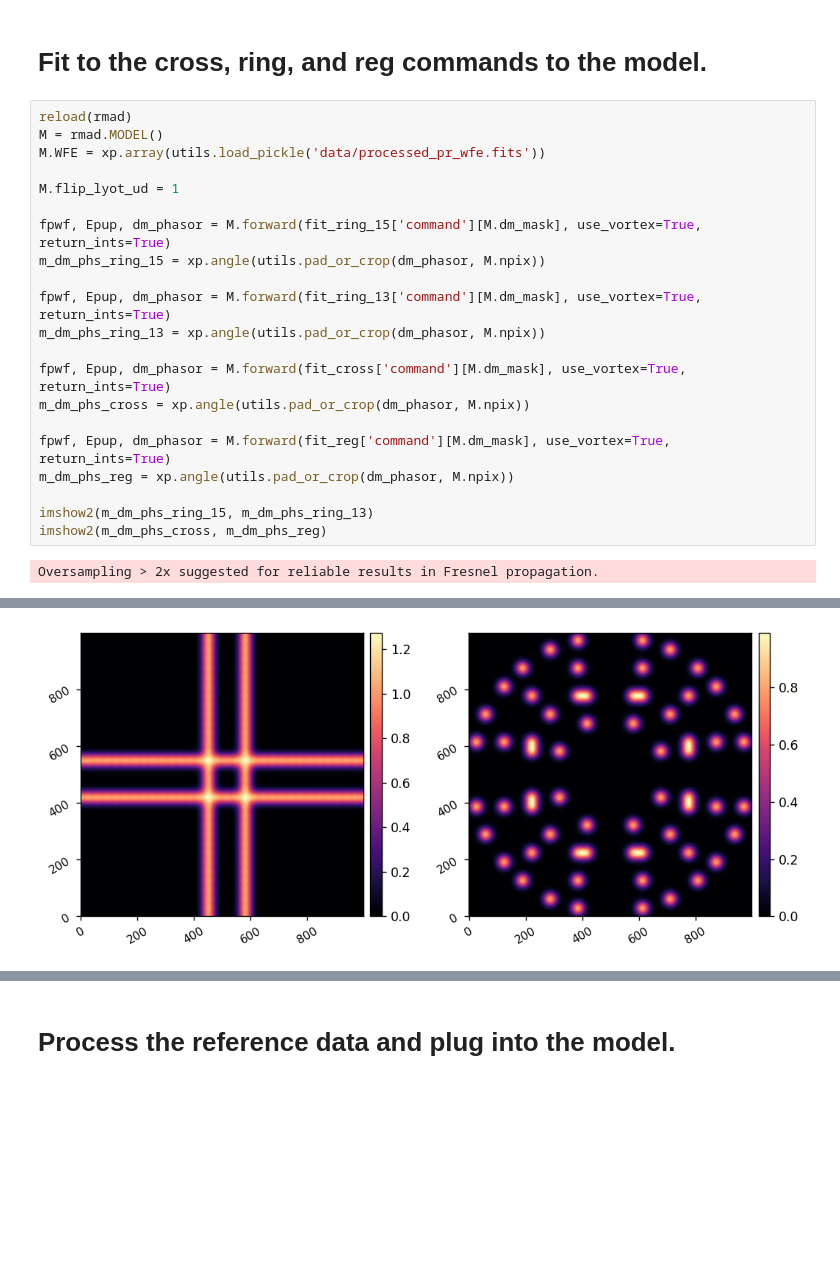
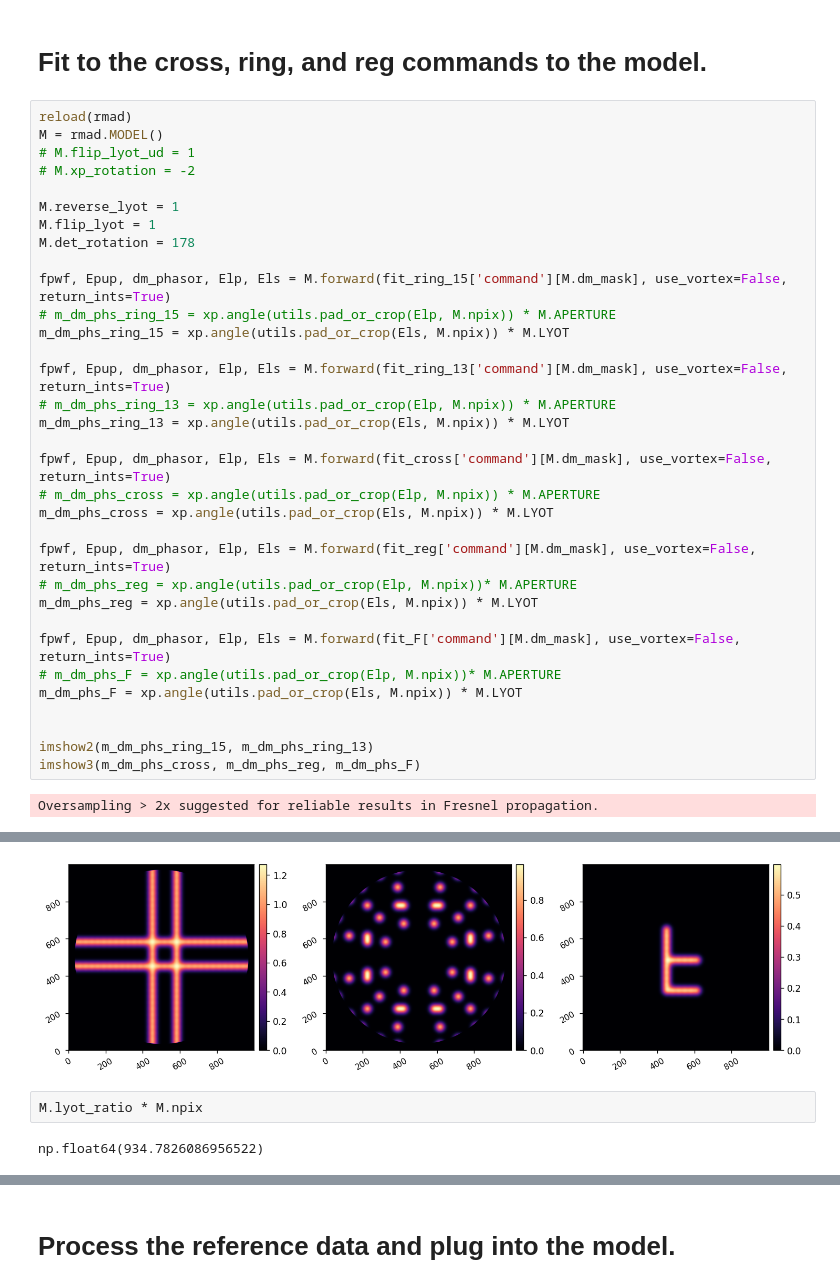
Before and after one commit to kian1377/scoob-exps, a Jupyter notebook: adefc-mono/calibrate_model_with_pr.ipynb, the cells around one changed output, grey strips where cells are left out. Saved outputs shown, nothing was run; the diff lists cells and outputs as text; blank space fills up the shorter version.

```diff
--- a/adefc-mono/calibrate_model_with_pr.ipynb
+++ b/adefc-mono/calibrate_model_with_pr.ipynb
@@ -132,23 +132,35 @@ imshow1(del_phs_reg)
 # %%
 reload(rmad)
 M = rmad.MODEL()
-M.WFE = xp.array(utils.load_pickle('data/processed_pr_wfe.fits'))
+# M.flip_lyot_ud = 1
+# M.xp_rotation = -2
 
-M.flip_lyot_ud = 1
+M.reverse_lyot = 1
+M.flip_lyot = 1
+M.det_rotation = 178
 
-fpwf, Epup, dm_phasor = M.forward(fit_ring_15['command'][M.dm_mask], use_vortex=True, return_ints=True)
-m_dm_phs_ring_15 = xp.angle(utils.pad_or_crop(dm_phasor, M.npix))
+fpwf, Epup, dm_phasor, Elp, Els = M.forward(fit_ring_15['command'][M.dm_mask], use_vortex=False, return_ints=True)
+# m_dm_phs_ring_15 = xp.angle(utils.pad_or_crop(Elp, M.npix)) * M.APERTURE
+m_dm_phs_ring_15 = xp.angle(utils.pad_or_crop(Els, M.npix)) * M.LYOT
 
-fpwf, Epup, dm_phasor = M.forward(fit_ring_13['command'][M.dm_mask], use_vortex=True, return_ints=True)
-m_dm_phs_ring_13 = xp.angle(utils.pad_or_crop(dm_phasor, M.npix))
+fpwf, Epup, dm_phasor, Elp, Els = M.forward(fit_ring_13['command'][M.dm_mask], use_vortex=False, return_ints=True)
+# m_dm_phs_ring_13 = xp.angle(utils.pad_or_crop(Elp, M.npix)) * M.APERTURE
+m_dm_phs_ring_13 = xp.angle(utils.pad_or_crop(Els, M.npix)) * M.LYOT
 
-fpwf, Epup, dm_phasor = M.forward(fit_cross['command'][M.dm_mask], use_vortex=True, return_ints=True)
-m_dm_phs_cross = xp.angle(utils.pad_or_crop(dm_phasor, M.npix))
+fpwf, Epup, dm_phasor, Elp, Els = M.forward(fit_cross['command'][M.dm_mask], use_vortex=False, return_ints=True)
+# m_dm_phs_cross = xp.angle(utils.pad_or_crop(Elp, M.npix)) * M.APERTURE
+m_dm_phs_cross = xp.angle(utils.pad_or_crop(Els, M.npix)) * M.LYOT
 
-fpwf, Epup, dm_phasor = M.forward(fit_reg['command'][M.dm_mask], use_vortex=True, return_ints=True)
-m_dm_phs_reg = xp.angle(utils.pad_or_crop(dm_phasor, M.npix))
+fpwf, Epup, dm_phasor, Elp, Els = M.forward(fit_reg['command'][M.dm_mask], use_vortex=False, return_ints=True)
+# m_dm_phs_reg = xp.angle(utils.pad_or_crop(Elp, M.npix))* M.APERTURE
+m_dm_phs_reg = xp.angle(utils.pad_or_crop(Els, M.npix)) * M.LYOT
+
+fpwf, Epup, dm_phasor, Elp, Els = M.forward(fit_F['command'][M.dm_mask], use_vortex=False, return_ints=True)
+# m_dm_phs_F = xp.angle(utils.pad_or_crop(Elp, M.npix))* M.APERTURE
+m_dm_phs_F = xp.angle(utils.pad_or_crop(Els, M.npix)) * M.LYOT
+
 
 imshow2(m_dm_phs_ring_15, m_dm_phs_ring_13)
-imshow2(m_dm_phs_cross, m_dm_phs_reg)
+imshow3(m_dm_phs_cross, m_dm_phs_reg, m_dm_phs_F)
 # %% [output]
 Oversampling > 2x suggested for reliable results in Fresnel propagation.
@@ -156,2 +168,6 @@ Oversampling > 2x suggested for reliable results in Fresnel propagation.
-[figure, old version]
+[figure, new version]
+# %%
+M.lyot_ratio * M.npix
+# %% [output]
+np.float64(934.7826086956522)
 # %%
```
Also changed, not shown: parts of 11 cells of this notebook.
